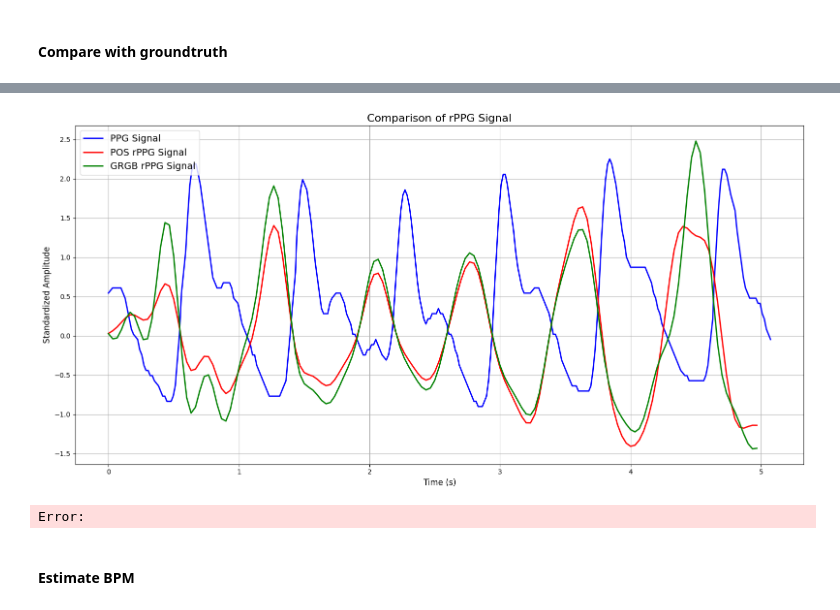
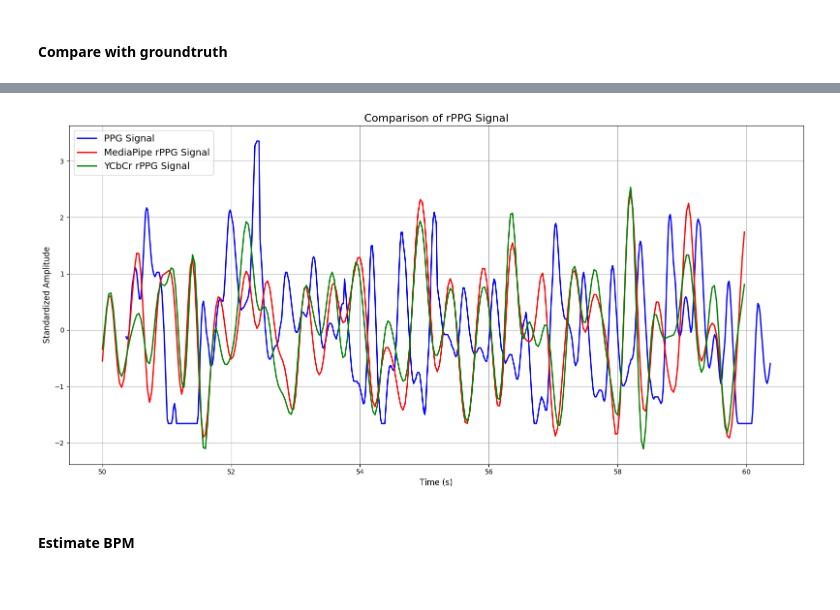
Before and after one commit to Ren1100/remote-PPG, a Jupyter notebook: test.ipynb, the cells around one changed output, grey strips where cells are left out. Saved outputs shown, nothing was run; the diff lists cells and outputs as text; code cells hidden in the pictures.

```diff
--- a/test.ipynb
+++ b/test.ipynb
@@ -685,15 +926,15 @@ lowcut = 0.65
 highcut = 4
 
 b, a = signal.butter(6, [lowcut, highcut], btype='bandpass', fs=fps)
-GRGB_filtered = signal.filtfilt(b, a, GRGB_signal)
+GRGB_filtered_mp = signal.filtfilt(b, a, GRGB_signal_mp)
 
 #standardization
-GRGB_filtered = (GRGB_filtered-np.mean(GRGB_filtered))/np.std(GRGB_filtered)
+GRGB_filtered_mp = (GRGB_filtered_mp-np.mean(GRGB_filtered_mp))/np.std(GRGB_filtered_mp)
 
-print(f"Shape of GRGB_signals: {GRGB_filtered.shape}")
-print(GRGB_filtered)
+print(f"Shape of GRGB_signals: {GRGB_filtered_mp.shape}")
+print(GRGB_filtered_mp)
 plt.figure(figsize=(20,5))
-plt.plot(video_durations[:300], GRGB_filtered[:300])
+plt.plot(video_durations[:300], GRGB_filtered_mp[:300])
 # plt.plot(GRGB_filtered)
 plt.gca().xaxis.set_major_locator(MaxNLocator(integer=True, nbins=10))  # Set the number of x-ticks to 10
 plt.xticks(rotation=45)  # Rotate labels for better readability
@@ -706,0 +948,21 @@ Shape of GRGB_signals: (2026,)
+# %%
+from scipy import signal
+
+lowcut = 0.65
+highcut = 4
+
+b, a = signal.butter(6, [lowcut, highcut], btype='bandpass', fs=fps)
+GRGB_filtered_ycrcb = signal.filtfilt(b, a, GRGB_signal_ycrcb)
+
+#standardization
+GRGB_filtered_ycrcb = (GRGB_filtered_ycrcb-np.mean(GRGB_filtered_ycrcb))/np.std(GRGB_filtered_ycrcb)
+
+print(f"Shape of GRGB_signals: {GRGB_filtered_ycrcb.shape}")
+print(GRGB_filtered_ycrcb)
+plt.figure(figsize=(20,5))
+plt.plot(video_durations[:300], GRGB_filtered_ycrcb[:300])
+# plt.plot(GRGB_filtered)
+plt.gca().xaxis.set_major_locator(MaxNLocator(integer=True, nbins=10))  # Set the number of x-ticks to 10
+plt.xticks(rotation=45)  # Rotate labels for better readability
+plt.title(f"GRGB_Signals after filtering")
+plt.show()
@@ -710,7 +977,7 @@ Shape of GRGB_signals: (2026,)
 import json
 from matplotlib.ticker import MaxNLocator
 
-gt_path = dataset_path + subject_name +'/01-01.json'
+gt_path = dataset_path + subject_name +'/07-02.json'
 
 with open (gt_path, 'r') as file:
     data = json.load(file)
@@ -859,29 +1126,34 @@ Window 133 (from 0s to 66.50s): BPM = 65.86
 # %%
 # Plotting the BPM estimates and oxymeter BPM on the same y-axis
 plt.figure(figsize=(16, 8))
 
 # Plot BPM estimates from the PPG signal
-plt.plot(oxymeter_durations[:300], waveform[:300], color='blue', label='PPG Signal', linewidth=2)
+plt.plot(oxymeter_durations[3000:3600], waveform[3000:3600], color='blue', label='PPG Signal', linewidth=2)
 
 # Plot the oxymeter readings for comparison
-plt.plot(video_durations[:150], rPPG_filtered[:150], color='red', label='POS rPPG Signal', linewidth=2)
+plt.plot(video_durations[1500:1800], GRGB_filtered_mp[1500:1800], color='red', label='MediaPipe rPPG Signal', linewidth=2)
 
-plt.plot(video_durations[:150], GRGB_filtered[:150], color='green', label='GRGB rPPG Signal', linewidth=2)
+# plt.plot(video_durations, rPPG_filtered_dlib, color='green', label='POS rPPG Signal', linewidth=2)
+
+plt.plot(video_durations[1500:1800], GRGB_filtered_ycrcb[1500:1800], color='green', label='YCbCr rPPG Signal', linewidth=2)
+
+# plt.plot(video_durations[:150], rPPG_filtered_hsv[:150], color='black', label='POS rPPG Signal', linewidth=2)
+
+# plt.plot(video_durations, rPPG_filtered_hscrcb, color='orange', label='POS rPPG Signal', linewidth=2)
 
 
 # Configure plot
 plt.title("Comparison of rPPG Signal", fontsize=16)
 plt.xlabel("Time (s)", fontsize=12)
 plt.ylabel("Standardized Amplitude", fontsize=12)
 plt.legend(loc="upper left", fontsize=14)
 plt.grid()
 
 # Show plot
 plt.tight_layout()
 plt.show()
 # %% [output]
-[figure, old version]
+[figure, new version]
-Error:
 # %% [markdown]
 #### Estimate BPM
 # %%
```
Also changed, not shown: parts of 35 cells of this notebook, 1 other file.
